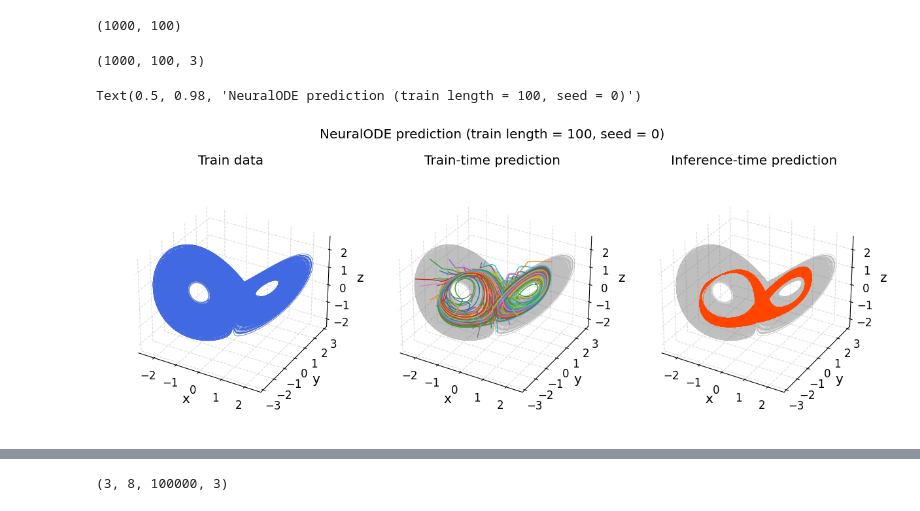
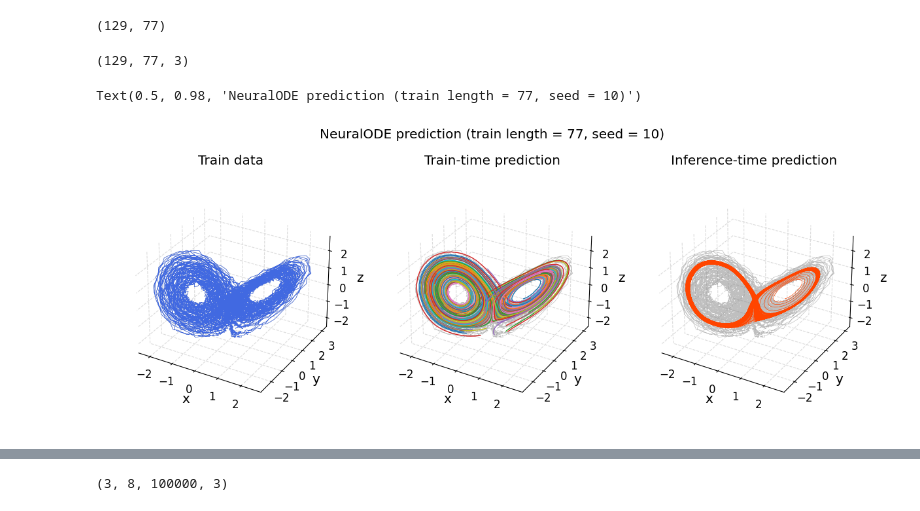
Before and after one commit to Jhko725/sandbox, a Jupyter notebook: model_evaluation.ipynb, the cells around one changed output, grey strips where cells are left out. Saved outputs shown, nothing was run; the diff lists cells and outputs as text; code cells hidden in the pictures.

```diff
--- a/model_evaluation.ipynb
+++ b/model_evaluation.ipynb
@@ -20,8 +30,3 @@ from matplotlib_utils.plots import colored_scatterplot
 
 plt.style.use("matplotlib_utils.styles.dash_gridded")
 jax.config.update("jax_enable_x64", True)
-# %%
-dataset_loaded = TimeSeriesDataset.load("./data/lorenz63.hdf5")[30000:]
-# dataset_loaded = TimeSeriesDataset.load("./data/lorenz_larger_tol.hdf5")
-t_train = dataset_loaded.t[0]
-u_train = standardize(dataset_loaded.u[0])
@@ -42,60 +33,71 @@ TimeSeriesDataset(
 # %%
-key = 0
-train_length = 100
-noise = 0.0
-model_type = "latent_rnn"
+key = 10
+train_length = 77
+keep_every = 1
+noise = 0.05
+
+dataset_loaded = TimeSeriesDataset.load("./data/lorenz63_new.hdf5")
+dataset_test = TimeSeriesDataset.load("./data/lorenz63_new_test.hdf5")
+
+t_train = dataset_loaded.t[0]
+t_train = t_train[::keep_every]
+u_orig = downsample(dataset_loaded.u[0], keep_every)
+u_orig = add_noise(u_orig, noise)
+u_train, u_test = standardize(u_orig, dataset_test.u[0])
+u_std = jnp.std(u_orig, axis=0)
+
 model = load_model(
-    f"results/lorenz63/{model_type}/len={train_length}_noise={noise}_key={key}.eqx"
+    f"results/lorenz63_neuralode/len={train_length}_downsample={keep_every}_noise={noise}_key={key}.eqx"
 )
 t_train_batch = split_into_chunks(t_train, train_length)
 u_train_batch = split_into_chunks(u_train, train_length)
-u_train_batch = add_noise(u_train_batch, noise, key=0)
 
 subsample_factor = u_train_batch.shape[0] // 100
 print(t_train_batch.shape)
-u_pred_train = eqx.filter_vmap(model.solve)(
+u_pred_short = eqx.filter_vmap(model.solve)(
     t_train_batch[::subsample_factor], u_train_batch[::subsample_factor, 0]
 )
-u_pred_test = model.solve(dataset_loaded.t[0], u_train[0], max_steps=None)
+u_pred_long = model.solve(dataset_loaded.t[0], u_train[0], max_steps=None)
+u_pred_test = model.solve(dataset_loaded.t[0], u_test[0], max_steps=None)
 # %% [output]
-(1000, 100)
+(129, 77)
 # %%
 u_train_batch.shape
 # %% [output]
-(1000, 100, 3)
+(129, 77, 3)
 # %%
 u_train_noise = jnp.reshape(u_train_batch, (-1, 3))
-u_train, u_train_noise, u_pred_train, u_pred_test = jax.tree.map(
-    np.asarray, (u_train, u_train_noise, u_pred_train, u_pred_test)
+u_train, u_train_noise, u_pred_short, u_pred_long = jax.tree.map(
+    np.asarray, (u_train, u_train_noise, u_pred_short, u_pred_long)
 )
 # %%
 fig, axes = plt.subplots(
     1,
     3,
     figsize=(12, 5),
     constrained_layout=True,
     subplot_kw={"projection": "3d"},
 )
 plot_kwargs = {"linewidth": 0.5}
 axes[0].set_title("Train data")
 axes[0].plot(*u_train.T, color="gray", alpha=0.5, **plot_kwargs)
 axes[0].plot(*u_train_noise.T, color="royalblue", **plot_kwargs)
 
 axes[1].plot(*u_train.T, color="gray", alpha=0.5, **plot_kwargs)
-for u_i in np.asarray(u_pred_train)[::]:
+for u_i in np.asarray(u_pred_short)[::]:
     axes[1].plot(*u_i.T, linewidth=1.0)
 axes[1].set_title("Train-time prediction")
 axes[2].plot(*u_train.T, color="gray", alpha=0.5, **plot_kwargs)
-axes[2].plot(*u_pred_test.T, color="orangered", **plot_kwargs)
+axes[2].plot(*u_pred_long.T, color="orangered", **plot_kwargs)
 axes[2].set_title("Inference-time prediction")
 
 for ax in axes:
     set_labels(ax, ["x", "y", "z"], fontsize="large")
     ax.set_box_aspect(None, zoom=0.85)
     ax.set_title
 fig.suptitle(f"NeuralODE prediction (train length = {train_length}, seed = {key})")
 # fig.suptitle(r"32 bit precision, noise = 0")
 # fig.suptitle(r"64 bit precision, noise ~ $\mathscr{N}(0, 0.05\cdot\sigma_{data})$")
 # %% [output]
-Text(0.5, 0.98, 'NeuralODE prediction (train length = 100, seed = 0)')
+Text(0.5, 0.98, 'NeuralODE prediction (train length = 77, seed = 10)')
-[figure, old version]
+[figure, new version]
```
Also changed, not shown: parts of 18 cells of this notebook, 20 other files.
